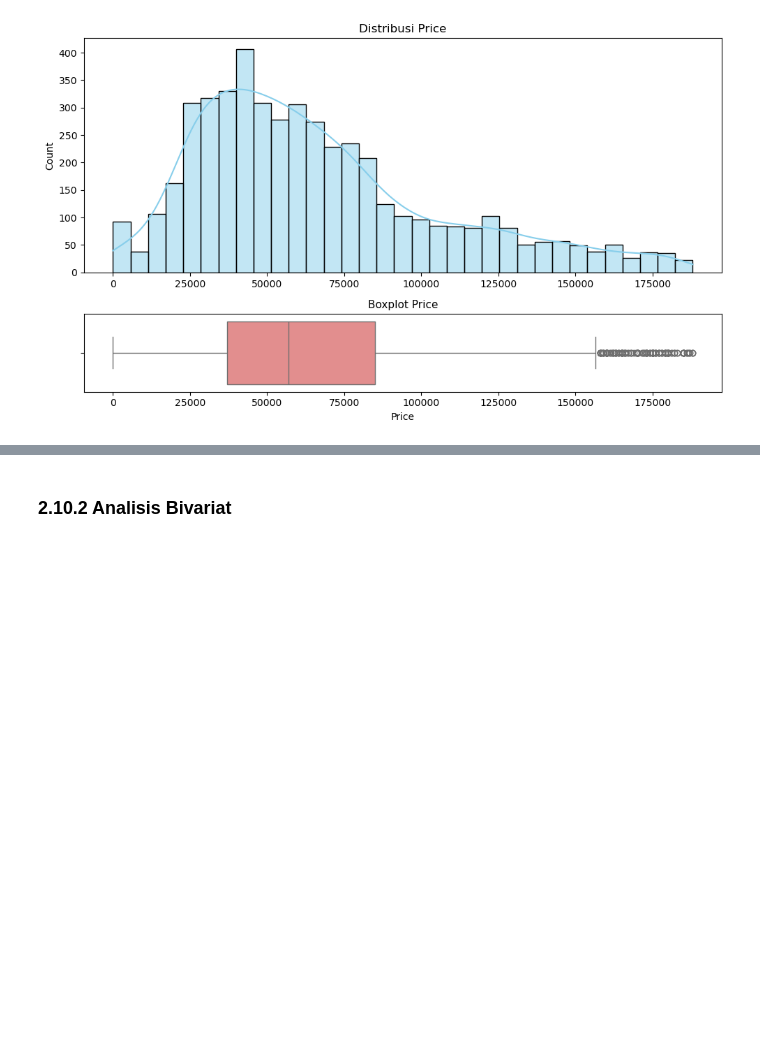
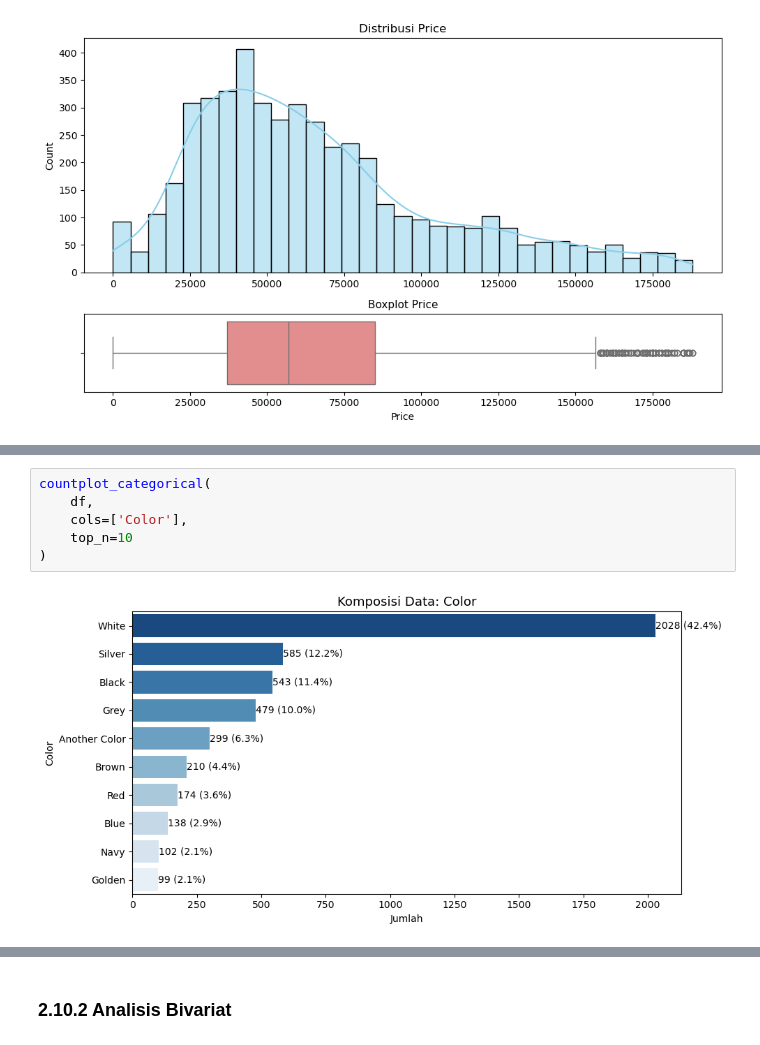
Before and after one commit to hansdarmawann/arabian-cars-1, a Jupyter notebook: Notebook/02_Data Acquisition And Understanding.ipynb, the cells around one changed output, grey strips where cells are left out. Cells and saved outputs as stored; diff of their text form; blank space fills up the shorter version.

```diff
--- a/Notebook/02_Data Acquisition And Understanding.ipynb
+++ b/Notebook/02_Data Acquisition And Understanding.ipynb
@@ -465,0 +558,8 @@ check_normality(df, ['Price'])
+# %%
+countplot_categorical(
+    df,
+    cols=['Color'],
+    top_n=10
+)
+# %% [output]
+[figure, added]
```
Also changed, not shown: parts of 8 cells of this notebook.
